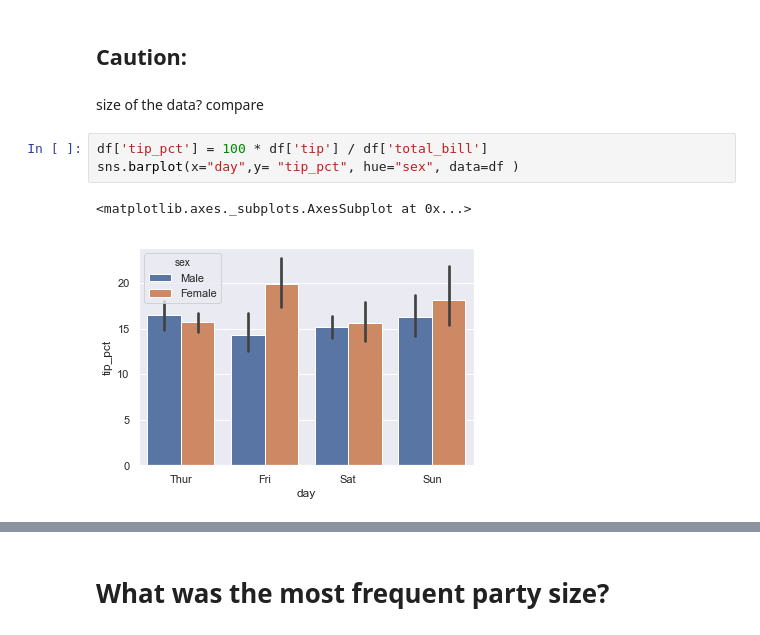
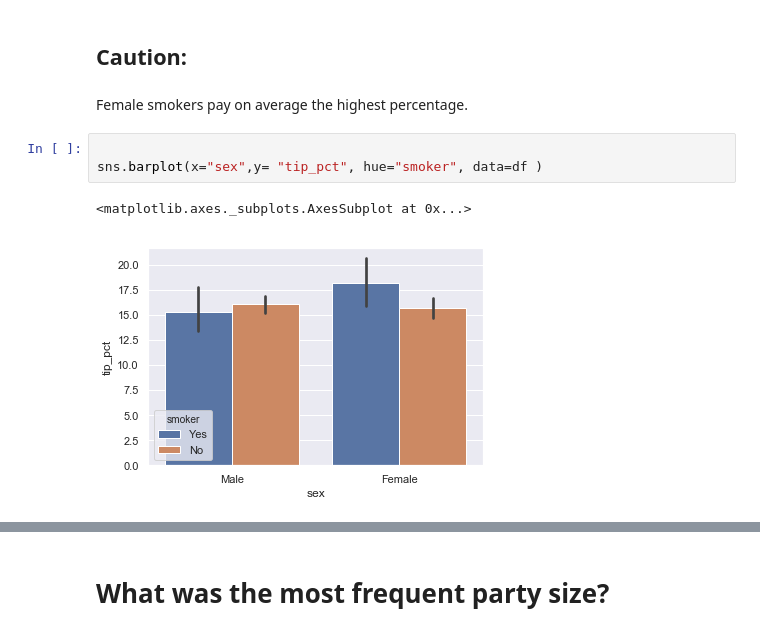
Before and after one commit to fionaoriordan/52446_19_tips, a Jupyter notebook: tips_notebook.ipynb, the cells around one changed output, grey strips where cells are left out. Cells and saved outputs as stored; diff of their text form.

```diff
--- a/tips_notebook.ipynb
+++ b/tips_notebook.ipynb
@@ -358,10 +362,10 @@ plt.show()
 # %% [markdown]
 ## Caution:
-# %% [markdown]
-size of the data? compare
+# %% [markdown]
+Female smokers pay on average the highest percentage.
 # %%
-df['tip_pct'] = 100 * df['tip'] / df['total_bill']
-sns.barplot(x="day",y= "tip_pct", hue="sex", data=df )
+
+sns.barplot(x="sex",y= "tip_pct", hue="smoker", data=df )
 # %% [output]
 <matplotlib.axes._subplots.AxesSubplot at 0x...>
-[figure, old version]
+[figure, new version]
```
Also changed, not shown: parts of 13 cells of this notebook.
